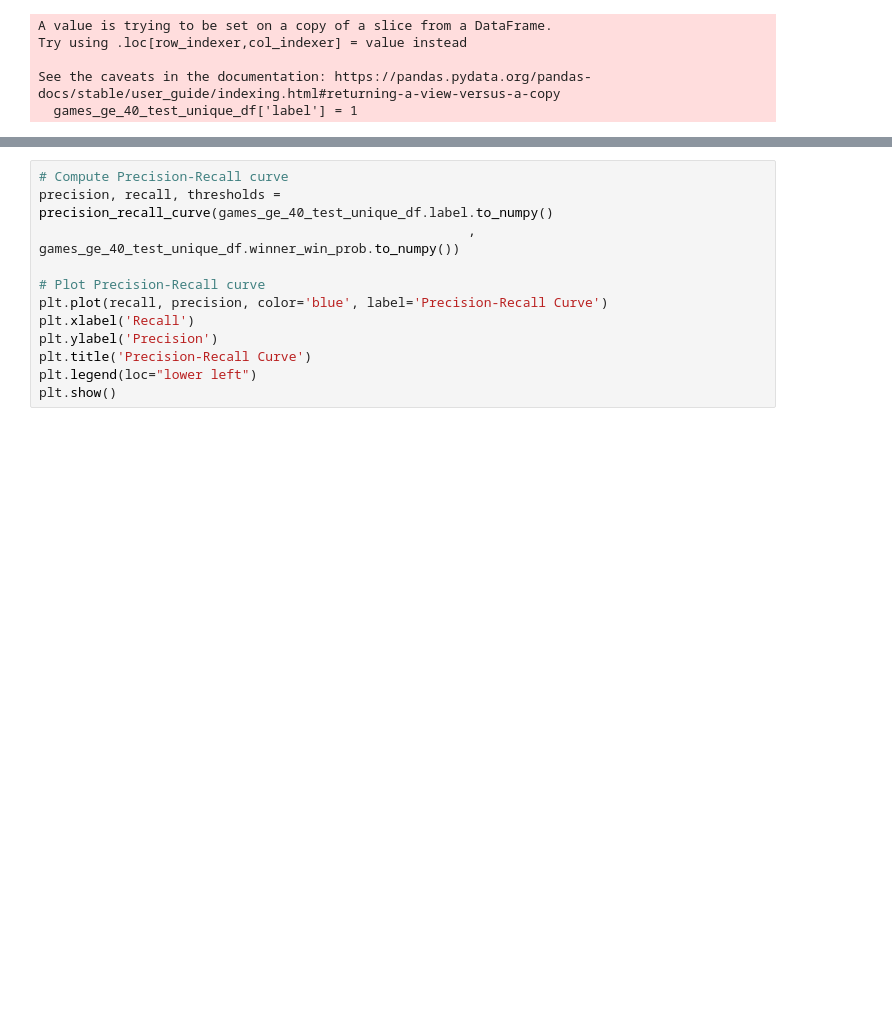
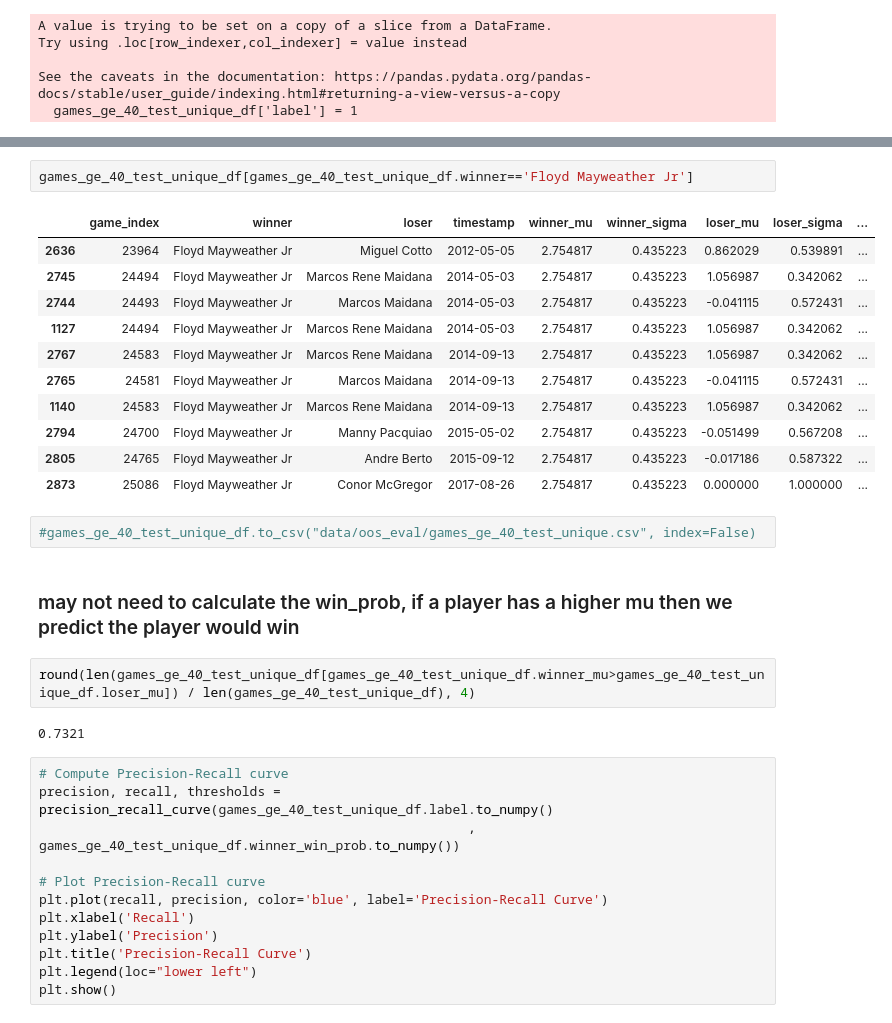
Before and after one commit to Duane321/true_theta, a Jupyter notebook: posts/trueskill/true_skill_boxing_oos_eval.ipynb, the cells around one changed output, grey strips where cells are left out. Drawn from its saved outputs; the diff is of its cells as text; blank space fills up the shorter version.

Commit message:
added teset set eval and a pdf with plots

```diff
--- a/posts/trueskill/true_skill_boxing_oos_eval.ipynb
+++ b/posts/trueskill/true_skill_boxing_oos_eval.ipynb
@@ -546,3 +617,25 @@ len(games_ge_40_test_unique_df), len(games_ge_40_test_unique_df[games_ge_40_test
+# %%
+games_ge_40_test_unique_df[games_ge_40_test_unique_df.winner=='Floyd Mayweather Jr']
+# %% [output]
+|  | game_index | winner | loser | timestamp | winner_mu | winner_sigma | loser_mu | loser_sigma | ... |
+| 2636 | 23964 | Floyd Mayweather Jr | Miguel Cotto | 2012-05-05 | 2.754817 | 0.435223 | 0.862029 | 0.539891 | ... |
+| 2745 | 24494 | Floyd Mayweather Jr | Marcos Rene Maidana | 2014-05-03 | 2.754817 | 0.435223 | 1.056987 | 0.342062 | ... |
+| 2744 | 24493 | Floyd Mayweather Jr | Marcos Maidana | 2014-05-03 | 2.754817 | 0.435223 | -0.041115 | 0.572431 | ... |
+| 1127 | 24494 | Floyd Mayweather Jr | Marcos Rene Maidana | 2014-05-03 | 2.754817 | 0.435223 | 1.056987 | 0.342062 | ... |
+| 2767 | 24583 | Floyd Mayweather Jr | Marcos Rene Maidana | 2014-09-13 | 2.754817 | 0.435223 | 1.056987 | 0.342062 | ... |
+| 2765 | 24581 | Floyd Mayweather Jr | Marcos Maidana | 2014-09-13 | 2.754817 | 0.435223 | -0.041115 | 0.572431 | ... |
+| 1140 | 24583 | Floyd Mayweather Jr | Marcos Rene Maidana | 2014-09-13 | 2.754817 | 0.435223 | 1.056987 | 0.342062 | ... |
+| 2794 | 24700 | Floyd Mayweather Jr | Manny Pacquiao | 2015-05-02 | 2.754817 | 0.435223 | -0.051499 | 0.567208 | ... |
+| 2805 | 24765 | Floyd Mayweather Jr | Andre Berto | 2015-09-12 | 2.754817 | 0.435223 | -0.017186 | 0.587322 | ... |
+| 2873 | 25086 | Floyd Mayweather Jr | Conor McGregor | 2017-08-26 | 2.754817 | 0.435223 | 0.000000 | 1.000000 | ... |
+# %%
+#games_ge_40_test_unique_df.to_csv("data/oos_eval/games_ge_40_test_unique.csv", index=False)
+# %% [markdown]
+### may not need to calculate the win_prob, if a player has a higher mu then we predict the player would win
+# %%
+round(len(games_ge_40_test_unique_df[games_ge_40_test_unique_df.winner_mu>games_ge_40_test_unique_df.loser_mu]) / len(games_ge_40_test_unique_df), 4)
+# %% [output]
+0.7321
 # %%
 # Compute Precision-Recall curve
 precision, recall, thresholds = precision_recall_curve(games_ge_40_test_unique_df.label.to_numpy()
```
Also changed, not shown: parts of 13 cells of this notebook, 1 other file.
